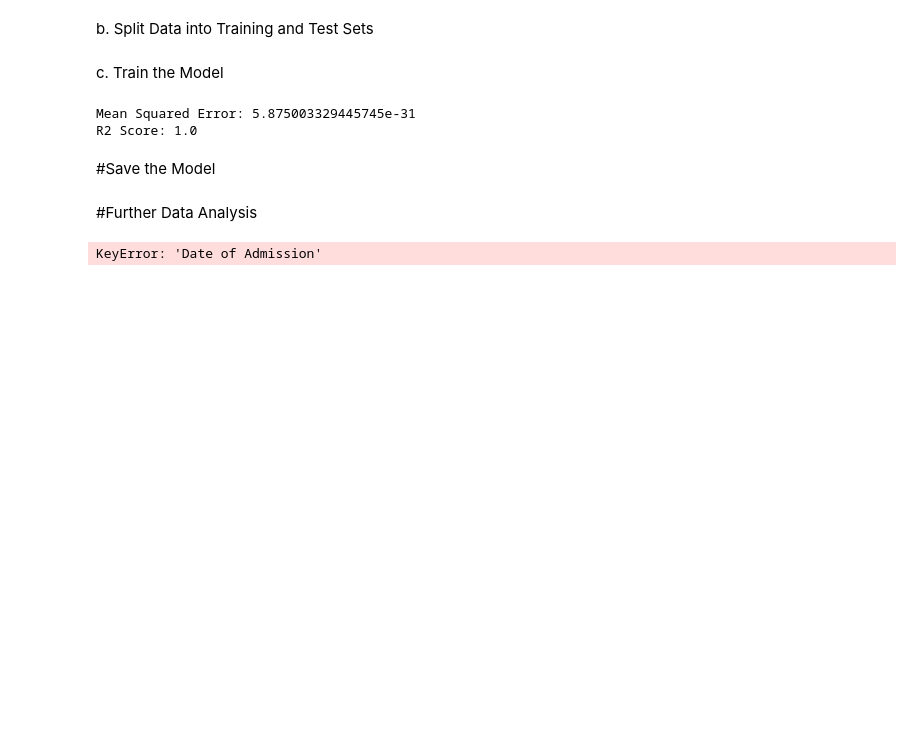
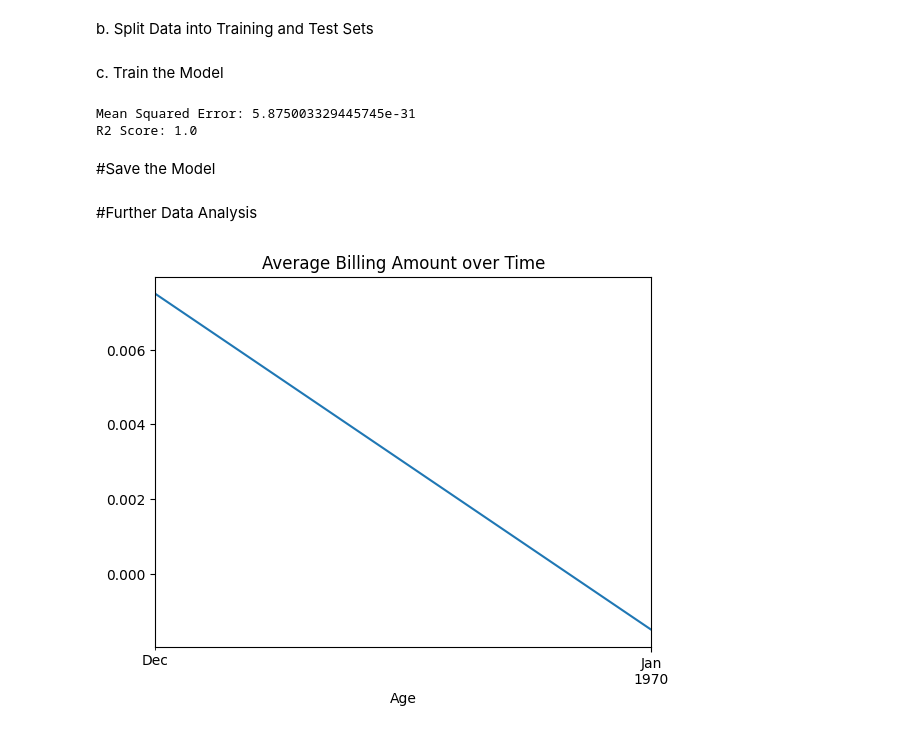
Before and after one commit to dkumarsingh111/HackerRank, a Jupyter notebook: Artificial Intelligence Engineer/#Mini-Project - Automated Data Cleaning Pipeline/cleaned-data-analysis.ipynb, the cells around one changed output. Saved outputs shown, nothing was run; the diff lists cells and outputs as text; code cells hidden in the pictures; blank space fills up the shorter version.

```diff
--- a/Artificial Intelligence Engineer/#Mini-Project - Automated Data Cleaning Pipeline/cleaned-data-analysis.ipynb
+++ b/Artificial Intelligence Engineer/#Mini-Project - Automated Data Cleaning Pipeline/cleaned-data-analysis.ipynb
@@ -97,12 +97,12 @@ R2 Score: 1.0
 #Further Data Analysis
 # %%
 # Example: Convert 'Date of Admission' to datetime and perform time-series analysis
-cleaned_data['Date of Admission'] = pd.to_datetime(cleaned_data['Date of Admission'])
-cleaned_data.set_index('Date of Admission', inplace=True)
+cleaned_data['Age'] = pd.to_datetime(cleaned_data['Age'])
+cleaned_data.set_index('Age', inplace=True)
 
 # Plot trends of 'Billing Amount' over time
 cleaned_data['Billing Amount'].resample('M').mean().plot()
 plt.title('Average Billing Amount over Time')
 plt.show()
 # %% [output]
-KeyError: 'Date of Admission'
+[figure, added]
```
Also changed, not shown: parts of 2 cells of this notebook.
